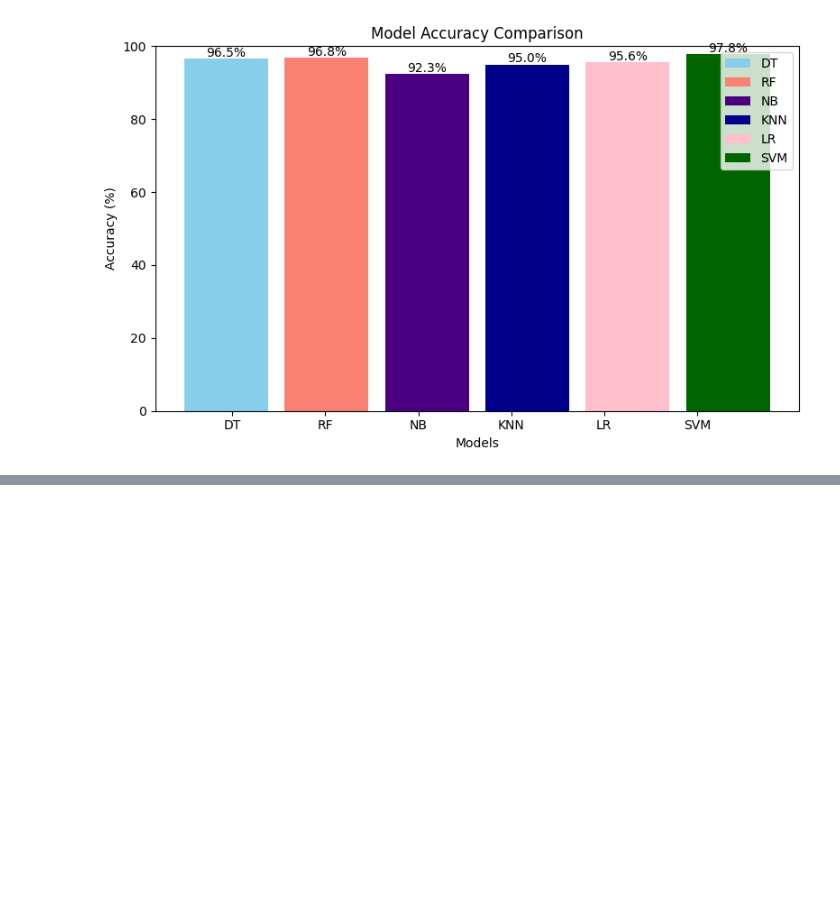
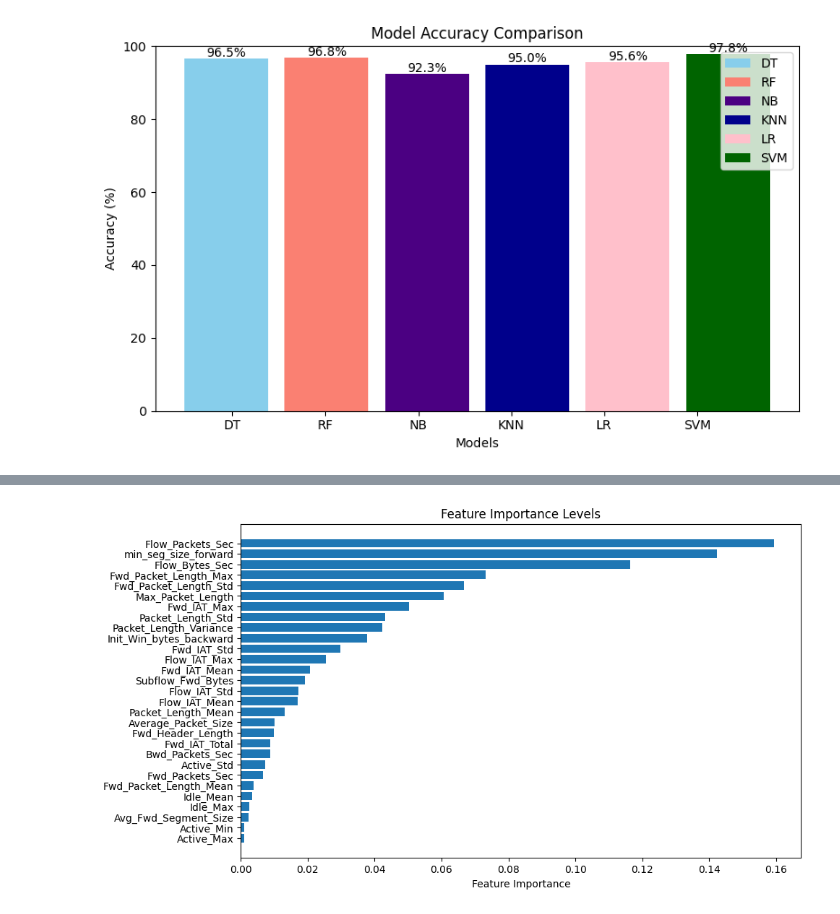
Before and after one commit to GutemaB2015/Gutema-thesis, a Jupyter notebook: Final.ipynb, the cells around one changed output, grey strips where cells are left out. Saved outputs shown, nothing was run; the diff lists cells and outputs as text; code cells hidden in the pictures; blank space fills up the shorter version.

```diff
--- a/Final.ipynb
+++ b/Final.ipynb
@@ -491,0 +415,91 @@ while True:
+# %%
+#list of imported libraries.
+import pandas as pd
+import numpy as np
+import time
+import random
+from sklearn import preprocessing
+from sklearn.naive_bayes import GaussianNB
+from sklearn.tree import DecisionTreeClassifier
+from sklearn.svm import SVC
+from sklearn import svm
+import matplotlib.pyplot as plt
+from sklearn.ensemble import RandomForestClassifier
+import seaborn as sns
+from sklearn.metrics import precision_recall_fscore_support
+
+from sklearn.model_selection import cross_val_score
+from sklearn.model_selection import KFold
+from sklearn.feature_selection import SelectKBest
+from sklearn.feature_selection import f_classif
+
+from sklearn.metrics import precision_recall_fscore_support
+from sklearn.model_selection import learning_curve
+from sklearn.model_selection import train_test_split
+from sklearn.metrics import confusion_matrix, classification_report
+from sklearn.neighbors import KNeighborsClassifier
+from sklearn.linear_model import LogisticRegression
+from sklearn.metrics import accuracy_score
+from sklearn import metrics
+
+# DatasetUrl
+DatasetUrl = 'https://raw.githubusercontent.com/GutemaB2015/Gutema-thesis/main/FillDataset.csv'
+data = pd.read_csv(DatasetUrl)
+
+# Extract the features you want to base the foundation of our model training
+features = ['Max_Packet_Length','Fwd_Packet_Length_Max','Flow_Packets_Sec','Flow_Bytes_Sec','Packet_Length_Std','Packet_Length_Variance','Flow_IAT_Max'
+           ,'Fwd_IAT_Max','Subflow_Fwd_Bytes','Fwd_Packet_Length_Std','Bwd_Packets_Sec','min_seg_size_forward','Init_Win_bytes_backward','Average_Packet_Size'
+           ,'Packet_Length_Mean','Fwd_IAT_Total','Flow_IAT_Std','Fwd_IAT_Std','Avg_Fwd_Segment_Size','Fwd_Packet_Length_Mean','Fwd_Header_Length'
+           ,'Fwd_IAT_Mean','Flow_IAT_Mean','Idle_Max','Idle_Mean','Fwd_Packets_Sec','Active_Std','Active_Max','Active_Min']
+
+label_encoder = preprocessing.LabelEncoder()
+data['Label'] = label_encoder.fit_transform(data['Label'])
+data['Label'].fillna(data['Label'].median(), inplace=True)
+AttackLabel = data["Label"]
+
+# Drop unnecessary columns
+columns_to_drop = ["Total_Length_of_Bwd_Packets", "Fwd_Packet_Length_Min", "Bwd_Packet_Length_Max", "Bwd_Packet_Length_Min",
+                   "Bwd_Packet_Length_Mean", "Bwd_Packet_Length_Std", "Flow_IAT_Min", "Fwd_IAT_Min", "Bwd_IAT_Total",
+                   "Bwd_IAT_Mean", "Bwd_IAT_Std", "Bwd_IAT_Max", "Bwd_IAT_Min", "Bwd_Header_Length", "Min_Packet_Length",
+                   "SYN_Flag_Count", "Down_Up_Ratio", "Avg_Bwd_Segment_Size", "Subflow_Fwd_Packets", "Subflow_Bwd_Packets",
+                   "Subflow_Bwd_Bytes", "Init_Win_bytes_forward", "act_data_pkt_fwd", "Active_Mean", "Idle_Std", "Idle_Min"]
+
+data = data.drop(columns=columns_to_drop)
+
+# Replace missing values with the mean of the column
+data.fillna(data.median(), inplace=True)
+
+# Split the dataset into training and test sets
+X_train, X_test, y_train, y_test = train_test_split(data[features], AttackLabel, test_size=0.2, random_state=1)
+
+# Create a Random Forest classifier for feature importance analysis
+rf_classifier = RandomForestClassifier(n_estimators=100, random_state=42)
+rf_classifier.fit(X_train, y_train)
+
+# Get feature importances
+feature_importances = rf_classifier.feature_importances_
+
+# Get feature names
+feature_names = features
+
+# Create a DataFrame to store feature importances
+importance_df = pd.DataFrame({'Feature': feature_names, 'Importance': feature_importances})
+
+# Sort the features by importance
+importance_df = importance_df.sort_values(by='Importance', ascending=False)
+
+# Print feature importance levels
+print("Feature Importance Levels:")
+print(importance_df)
+
+# Plot feature importance levels
+plt.figure(figsize=(10, 6))
+plt.barh(importance_df['Feature'], importance_df['Importance'])
+plt.xlabel('Feature Importance')
+plt.title('Feature Importance Levels')
+plt.gca().invert_yaxis()  # Invert y-axis to display most important features at the top
+plt.show()
+
+# Continue with your existing code for different classifier evaluations, DDoS attack detection, and mitigation.
+# ...
+# %% [output]
@@ -491,0 +523 @@ while True:
+[figure, added]
```
Also changed, not shown: parts of 4 cells of this notebook.
